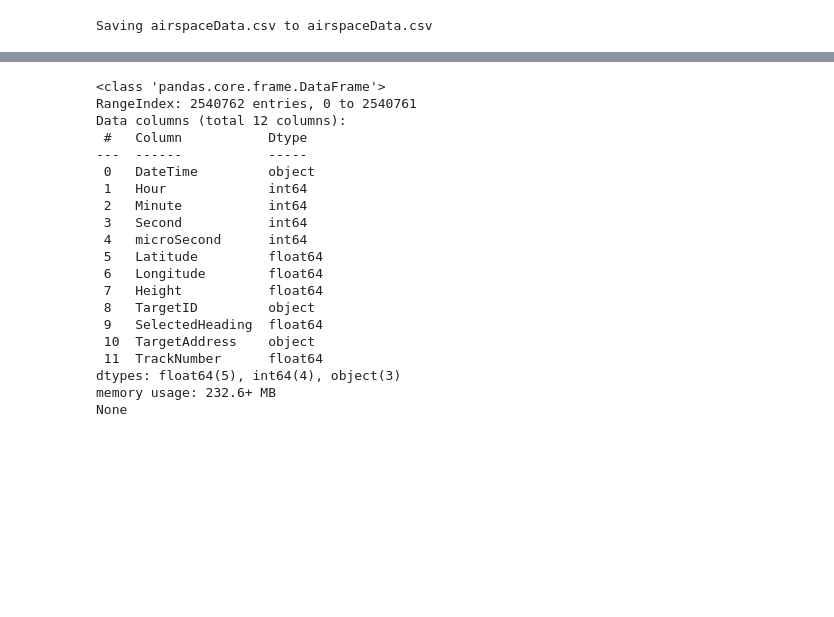
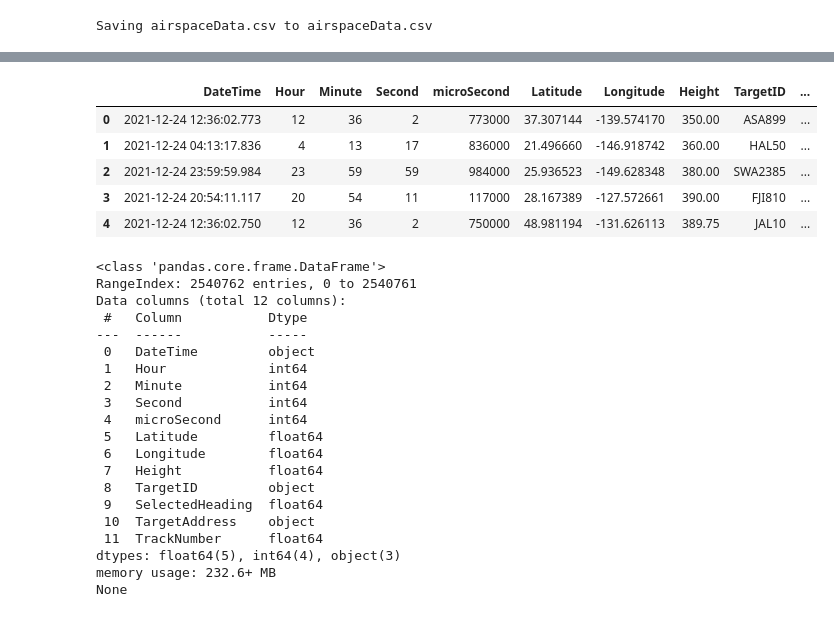
Before and after one commit to DAEN690-S22-OA/OceanicAirspaceProject, a Jupyter notebook: VerticalSeparation.ipynb, the cells around one changed output, grey strips where cells are left out. Drawn from its saved outputs; the diff is of its cells as text; code cells hidden in the pictures; blank space fills up the shorter version.

```diff
--- a/VerticalSeparation.ipynb
+++ b/VerticalSeparation.ipynb
@@ -125,3 +107,12 @@ print(airspaceDF)
+# %%
+airspaceDF.head(5)
+# %% [output]
+|  | DateTime | Hour | Minute | Second | microSecond | Latitude | Longitude | Height | TargetID | ... |
+| 0 | 2021-12-24 12:36:02.773 | 12 | 36 | 2 | 773000 | 37.307144 | -139.574170 | 350.00 | ASA899 | ... |
+| 1 | 2021-12-24 04:13:17.836 | 4 | 13 | 17 | 836000 | 21.496660 | -146.918742 | 360.00 | HAL50 | ... |
+| 2 | 2021-12-24 23:59:59.984 | 23 | 59 | 59 | 984000 | 25.936523 | -149.628348 | 380.00 | SWA2385 | ... |
+| 3 | 2021-12-24 20:54:11.117 | 20 | 54 | 11 | 117000 | 28.167389 | -127.572661 | 390.00 | FJI810 | ... |
+| 4 | 2021-12-24 12:36:02.750 | 12 | 36 | 2 | 750000 | 48.981194 | -131.626113 | 389.75 | JAL10 | ... |
 # %%
 #Some column names may be imported with leading spaces. This will remove that
 airspaceDF.columns = [x.strip() for x in airspaceDF.columns]
```
Also changed, not shown: parts of 13 cells of this notebook.
